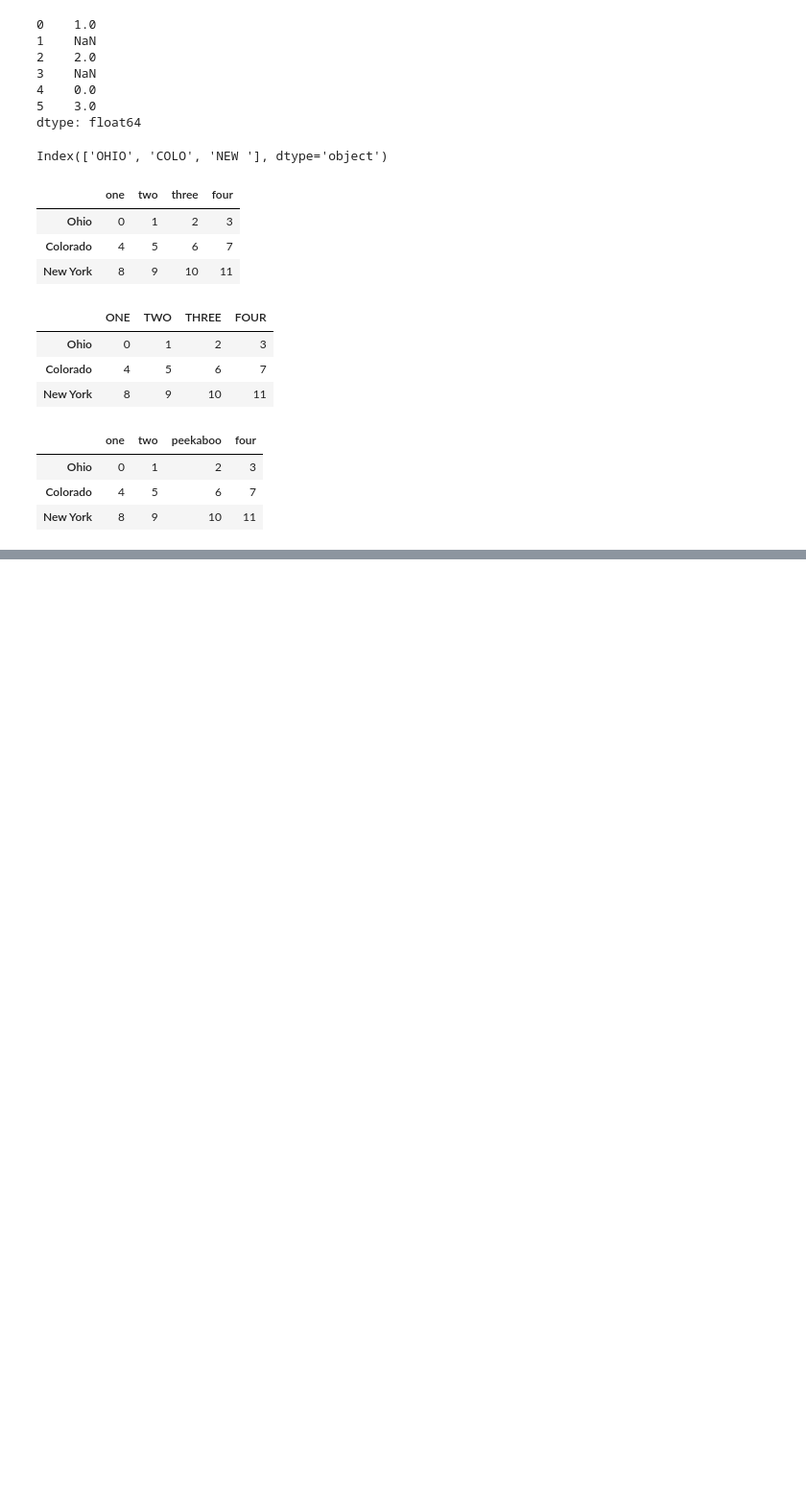
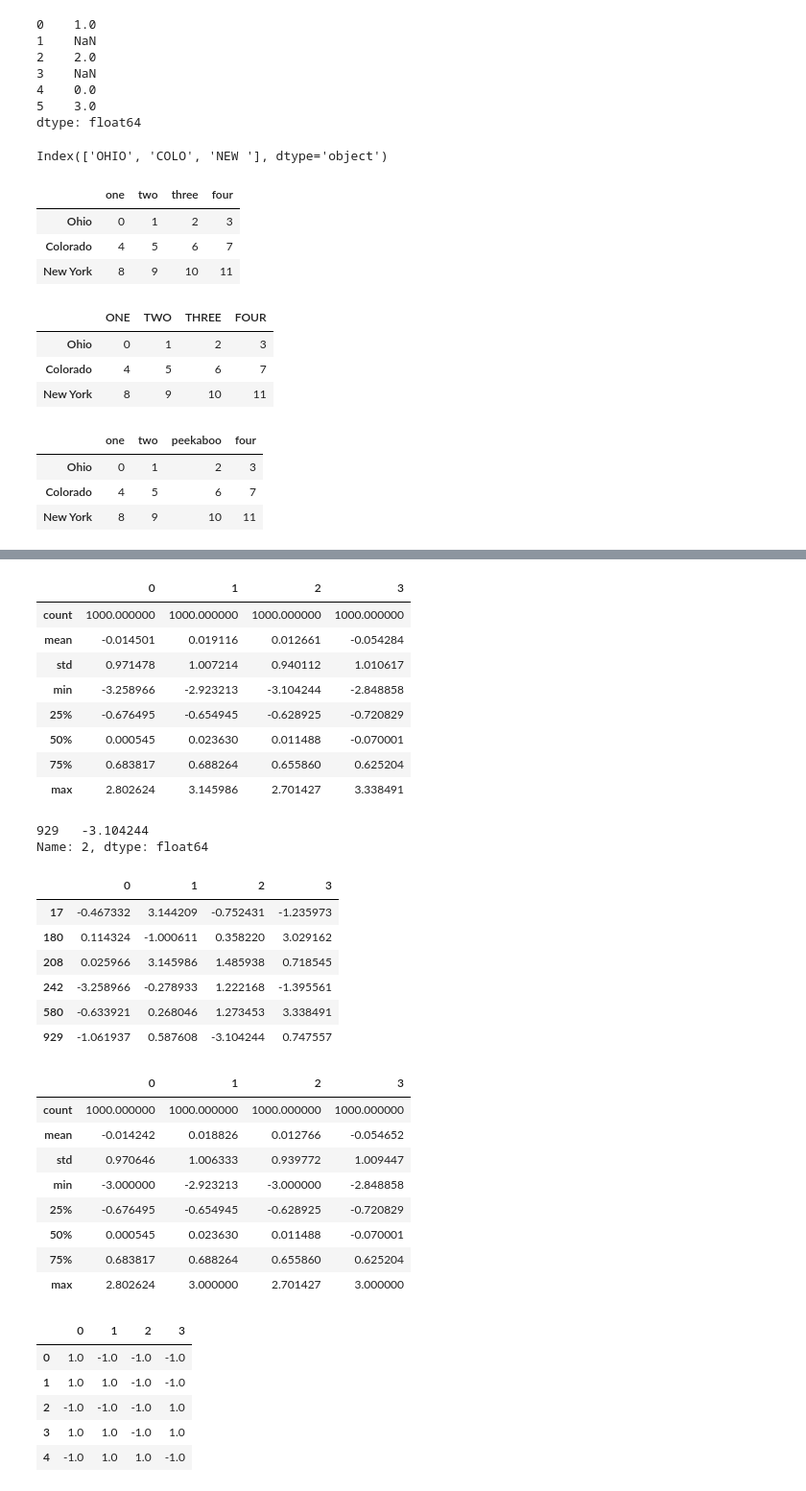
Before and after one commit to Roooooobin/Python-for-Data-Analysis-Practice, a Jupyter notebook: Data Cleaning and Preparation.ipynb, the cells around one changed output, grey strips where cells are left out. Shown at 96% size. Cells and saved outputs as stored; diff of their text form; code cells hidden in the pictures; blank space fills up the shorter version.

Commit message:
Pandas: Discretization and Binning, Detecting and Filtering Outliers

```diff
--- a/Data Cleaning and Preparation.ipynb
+++ b/Data Cleaning and Preparation.ipynb
@@ -370,0 +447,47 @@ Index(['OHIO', 'COLO', 'NEW '], dtype='object')
+# %%
+# detecting and filtering outliers
+data = pd.DataFrame(np.random.randn(1000, 4))
+data.describe()
+# suppose you wanted to find values in one of the columns exceeding 3 in absolute value:
+col = data[2]
+col[np.abs(col) > 3]
+# To select all rows having a value exceeding 3 or –3, you can use the any method on a boolean DataFrame:
+data[(np.abs(data) > 3).any(1)]
+data[np.abs(data) > 3] = np.sign(data) * 3
+data.describe()
+# np.sign(data) produces 1 and -1 values based on whether the values in data are positive or negative
+np.sign(data).head()
+# %% [output]
+|  | 0 | 1 | 2 | 3 |
+| count | 1000.000000 | 1000.000000 | 1000.000000 | 1000.000000 |
+| mean | -0.014501 | 0.019116 | 0.012661 | -0.054284 |
+| std | 0.971478 | 1.007214 | 0.940112 | 1.010617 |
+| min | -3.258966 | -2.923213 | -3.104244 | -2.848858 |
+| 25% | -0.676495 | -0.654945 | -0.628925 | -0.720829 |
+| 50% | 0.000545 | 0.023630 | 0.011488 | -0.070001 |
+| 75% | 0.683817 | 0.688264 | 0.655860 | 0.625204 |
+| max | 2.802624 | 3.145986 | 2.701427 | 3.338491 |
+929   -3.104244
+Name: 2, dtype: float64
+|  | 0 | 1 | 2 | 3 |
+| 17 | -0.467332 | 3.144209 | -0.752431 | -1.235973 |
+| 180 | 0.114324 | -1.000611 | 0.358220 | 3.029162 |
+| 208 | 0.025966 | 3.145986 | 1.485938 | 0.718545 |
+| 242 | -3.258966 | -0.278933 | 1.222168 | -1.395561 |
+| 580 | -0.633921 | 0.268046 | 1.273453 | 3.338491 |
+| 929 | -1.061937 | 0.587608 | -3.104244 | 0.747557 |
+|  | 0 | 1 | 2 | 3 |
+| count | 1000.000000 | 1000.000000 | 1000.000000 | 1000.000000 |
+| mean | -0.014242 | 0.018826 | 0.012766 | -0.054652 |
+| std | 0.970646 | 1.006333 | 0.939772 | 1.009447 |
+| min | -3.000000 | -2.923213 | -3.000000 | -2.848858 |
+| 25% | -0.676495 | -0.654945 | -0.628925 | -0.720829 |
+| 50% | 0.000545 | 0.023630 | 0.011488 | -0.070001 |
+| 75% | 0.683817 | 0.688264 | 0.655860 | 0.625204 |
+| max | 2.802624 | 3.000000 | 2.701427 | 3.000000 |
+|  | 0 | 1 | 2 | 3 |
+| 0 | 1.0 | -1.0 | -1.0 | -1.0 |
+| 1 | 1.0 | 1.0 | -1.0 | -1.0 |
+| 2 | -1.0 | -1.0 | -1.0 | 1.0 |
+| 3 | 1.0 | 1.0 | -1.0 | 1.0 |
+| 4 | -1.0 | 1.0 | 1.0 | -1.0 |
```
Also changed, not shown: parts of 4 cells of this notebook.
